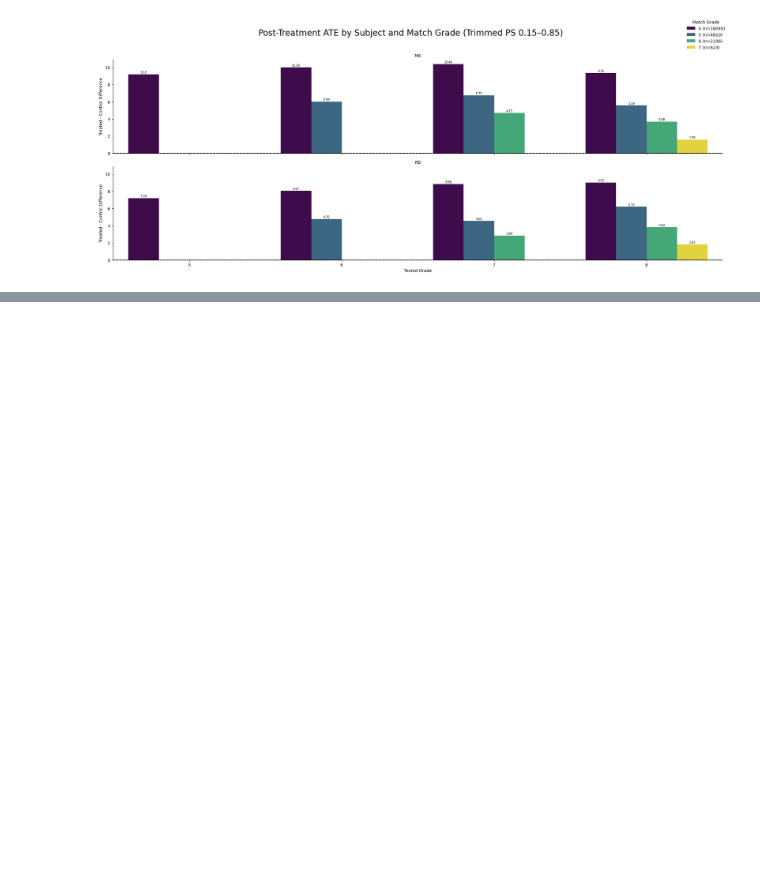
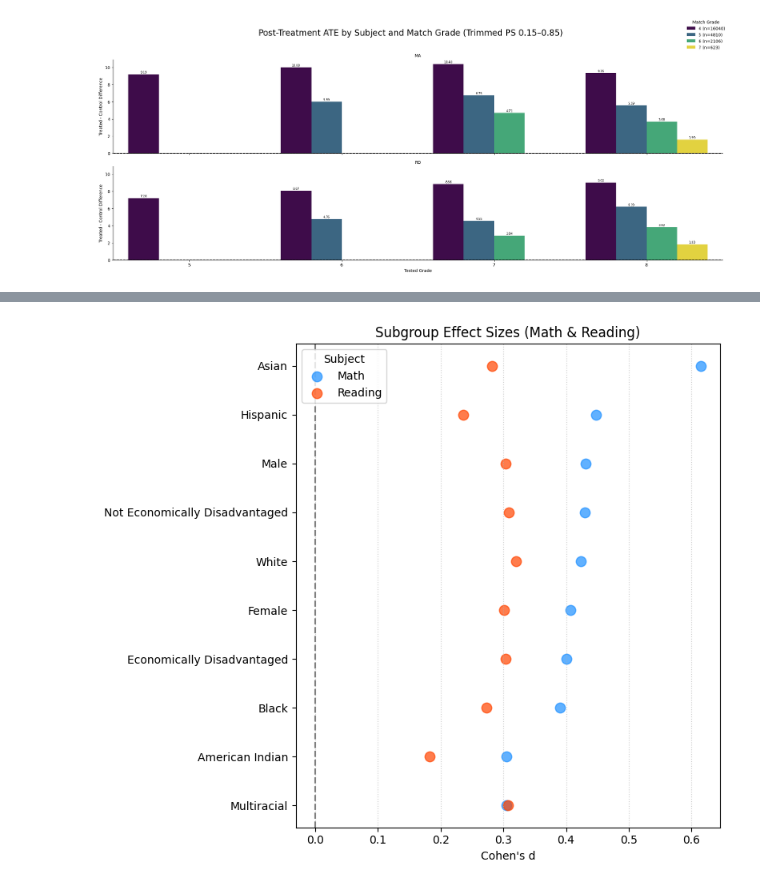
Before and after one commit to dmatten1/gifted-paper, a Jupyter notebook: analysis.ipynb, the cells around one changed output, grey strips where cells are left out. Saved outputs shown, nothing was run; the diff lists cells and outputs as text; code cells hidden in the pictures; blank space fills up the shorter version.

Commit message:
bunch of tables

```diff
--- a/analysis.ipynb
+++ b/analysis.ipynb
@@ -119,0 +584,75 @@ plt.show()
+# %%
+
+for subgroup in subgroup_vars:
+    for outcome in outcome_vars:
+        subgroup_df = pairs[pairs[subgroup] == True]
+        if subgroup_df.empty:
+            continue
+
+        pair_scores = subgroup_df.pivot_table(index='match_id', columns='treatment', values=outcome)
+        if 0 not in pair_scores.columns or 1 not in pair_scores.columns:
+            continue
+
+        pair_scores.rename(columns={0: 'control', 1: 'treated'}, inplace=True)
+        pair_scores.dropna(inplace=True)
+        n_pairs = len(pair_scores)
+
+        if n_pairs > 1:
+            diff = pair_scores['treated'] - pair_scores['control']
+
+            # Calculate the standard deviation of the differences.
+            std_diff = diff.std(ddof=1)
+
+            # Calculate Cohen's d, handling cases where there is no variance.
+            if std_diff > 0:
+                d = diff.mean() / std_diff
+            else:
+                d = 0 # If there's no variation, the effect size is 0.
+
+            results.append({
+                'Subgroup': subgroup,
+                'Outcome': outcome,
+                "Cohen's d": d
+            })
+
+# Create the results DataFrame for plotting.
+results_df_d = pd.DataFrame(results)
+
+
+# --- 4. Plotting ---
+# **UPDATED**: This section now plots Cohen's d from the new results DataFrame.
+df_plot = results_df_d.copy()
+
+label_mapping = {
+    'sex_M': 'Male', 'sex_F': 'Female',
+    'eds_Y': 'Economically Disadvantaged', 'eds_N': 'Not Economically Disadvantaged',
+    'ethnic_W': 'White', 'ethnic_B': 'Black', 'ethnic_H': 'Hispanic',
+    'ethnic_A': 'Asian', 'ethnic_I': 'American Indian', 'ethnic_M': 'Multiracial',
+    'ethnic_P': 'Pacific Islander'
+}
+df_plot['Group'] = df_plot['Subgroup'].map(label_mapping)
+df_plot['Subject'] = df_plot['Outcome'].map({'math_post': 'Math', 'reading_post': 'Reading'})
+
+# Pivot the data to get Math and Reading Cohen's d values in separate columns.
+pivot_df = df_plot.pivot_table(index='Group', columns='Subject', values="Cohen's d").reset_index()
+pivot_df.dropna(inplace=True)
+pivot_df = pivot_df.sort_values(by='Math', ascending=True)
+
+# Generate the plot.
+plt.figure(figsize=(8, 7))
+y_pos = range(len(pivot_df))
+
+plt.scatter(pivot_df['Math'], y_pos, color='dodgerblue', s=80, alpha=0.7, label='Math')
+plt.scatter(pivot_df['Reading'], y_pos, color='orangered', s=80, alpha=0.7, label='Reading')
+
+plt.axvline(0, color='gray', linestyle='--')
+plt.yticks(ticks=y_pos, labels=pivot_df['Group'])
+
+plt.xlabel("Cohen's d") # Updated x-axis label
+plt.title("Subgroup Effect Sizes (Math & Reading)")
+plt.legend(title='Subject', loc='upper left')
+plt.grid(True, axis='x', linestyle=':', alpha=0.6)
+plt.tight_layout()
+plt.show()
+# %% [output]
+[figure, added]
```
Also changed, not shown: parts of 25 cells of this notebook, 4 other files.
